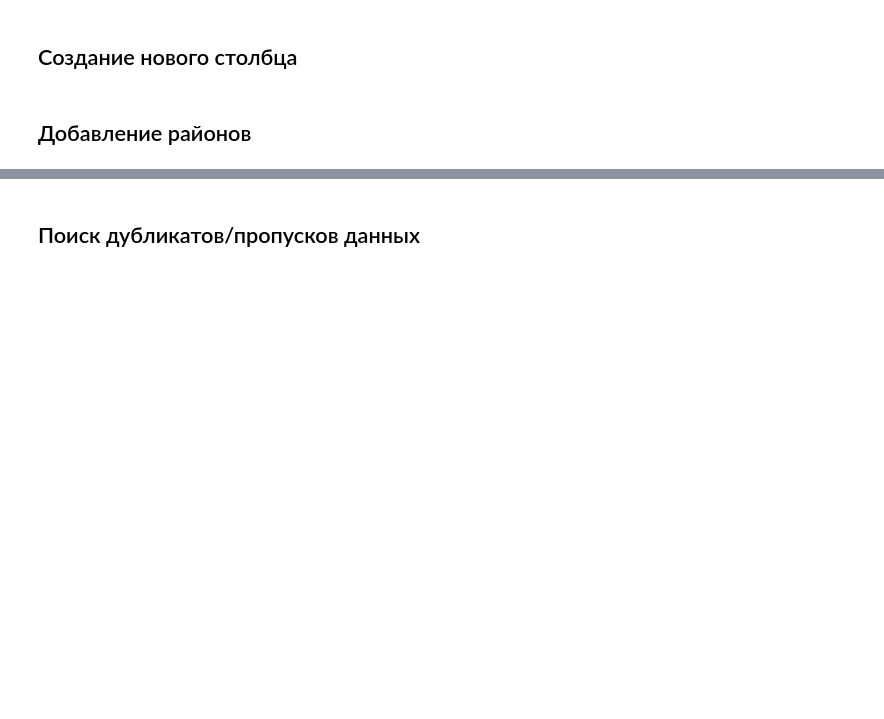
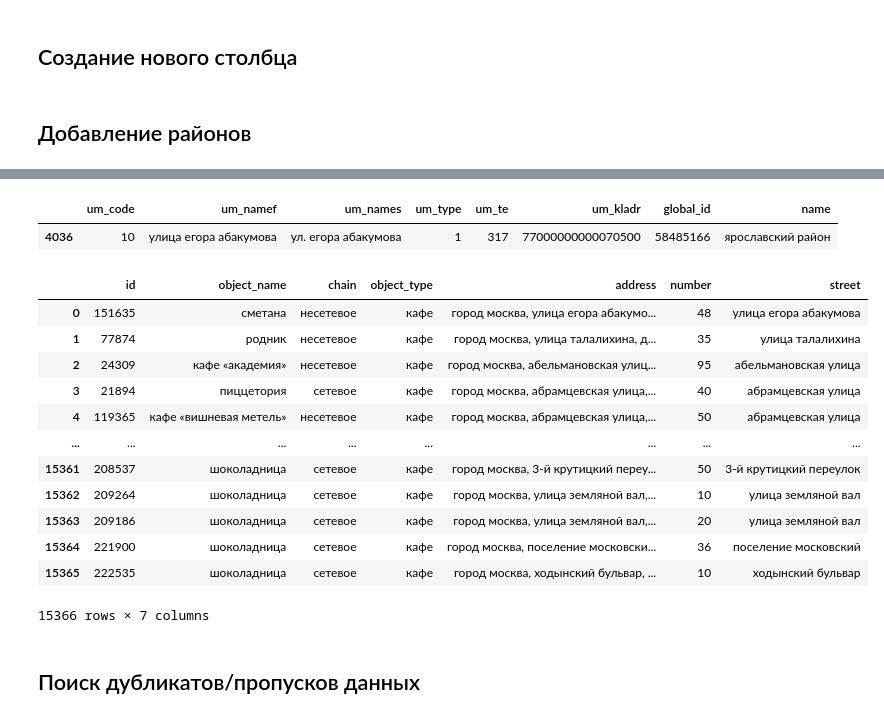
Before and after one commit to parabatareek/DataAnalyst, a Jupyter notebook: Projects/Project 9 - Анализ заведений общественного питания/Project 9 - Анализ заведений общественного питания.ipynb, the cells around one changed output, grey strips where cells are left out. Saved outputs shown, nothing was run; the diff lists cells and outputs as text; code cells hidden in the pictures; blank space fills up the shorter version.

```diff
--- a/Projects/Project 9 - Анализ заведений общественного питания/Project 9 - Анализ заведений общественного питания.ipynb
+++ b/Projects/Project 9 - Анализ заведений общественного питания/Project 9 - Анализ заведений общественного питания.ipynb
@@ -241,3 +258,24 @@ data['street'] = data['address'].apply(lambda x: str.split(x, ',')[1]).str.strip
+# %%
+add_data[add_data['um_namef'] == "улица егора абакумова"]
+# %% [output]
+|  | um_code | um_namef | um_names | um_type | um_te | um_kladr | global_id | name |
+| 4036 | 10 | улица егора абакумова | ул. егора абакумова | 1 | 317 | 77000000000070500 | 58485166 | ярославский район |
+# %%
+data
+# %% [output]
+|  | id | object_name | chain | object_type | address | number | street |
+| 0 | 151635 | сметана | несетевое | кафе | город москва, улица егора абакумо... | 48 | улица егора абакумова |
+| 1 | 77874 | родник | несетевое | кафе | город москва, улица талалихина, д... | 35 | улица талалихина |
+| 2 | 24309 | кафе «академия» | несетевое | кафе | город москва, абельмановская улиц... | 95 | абельмановская улица |
+| 3 | 21894 | пиццетория | сетевое | кафе | город москва, абрамцевская улица,... | 40 | абрамцевская улица |
+| 4 | 119365 | кафе «вишневая метель» | несетевое | кафе | город москва, абрамцевская улица,... | 50 | абрамцевская улица |
+| ... | ... | ... | ... | ... | ... | ... | ... |
+| 15361 | 208537 | шоколадница | сетевое | кафе | город москва, 3-й крутицкий переу... | 50 | 3-й крутицкий переулок |
+| 15362 | 209264 | шоколадница | сетевое | кафе | город москва, улица земляной вал,... | 10 | улица земляной вал |
+| 15363 | 209186 | шоколадница | сетевое | кафе | город москва, улица земляной вал,... | 20 | улица земляной вал |
+| 15364 | 221900 | шоколадница | сетевое | кафе | город москва, поселение московски... | 36 | поселение московский |
+| 15365 | 222535 | шоколадница | сетевое | кафе | город москва, ходынский бульвар, ... | 10 | ходынский бульвар |
+15366 rows × 7 columns
 # %% [markdown]
 <a id='prepare_dup'></a>
 ## Поиск дубликатов/пропусков данных ##
```
Also changed, not shown: parts of 16 cells of this notebook.
